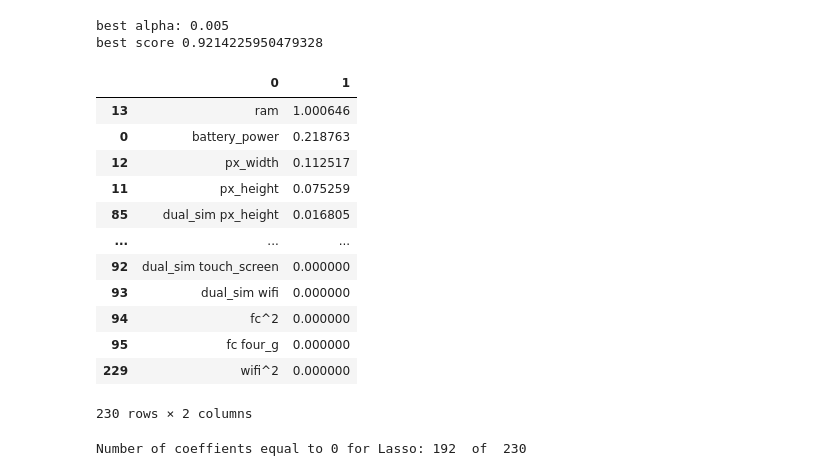
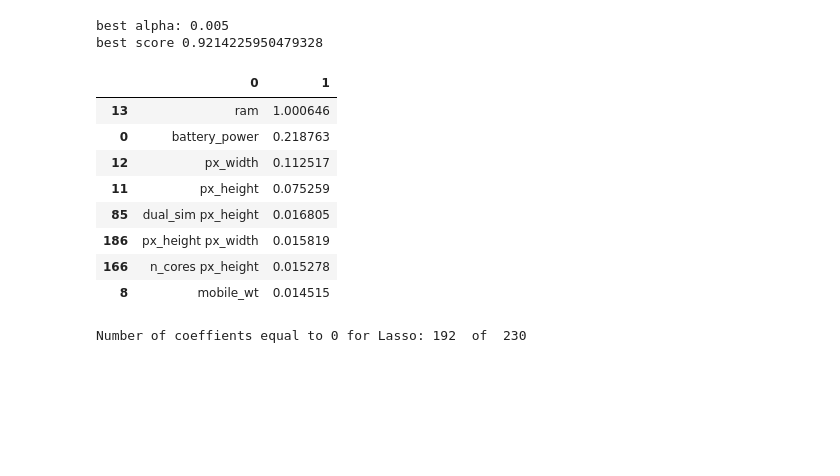
Before and after one commit to alejomaar/machine-learning, a Jupyter notebook: regression/phone_price/prediction.ipynb, the cells around one changed output. Drawn from its saved outputs; the diff is of its cells as text; code cells hidden in the pictures; blank space fills up the shorter version.

```diff
--- a/regression/phone_price/prediction.ipynb
+++ b/regression/phone_price/prediction.ipynb
@@ -225,21 +224,17 @@ print("best score",lassoCV.score(X_test, y_test))
 best alpha: 0.005
 best score 0.9214225950479328
 # %%
-pd.DataFrame(zip(X_train.columns, np.abs(lassoCV.coef_))).sort_values(by=1,ascending=False)
+pd.DataFrame(zip(X_train.columns, np.abs(lassoCV.coef_))).sort_values(by=1,ascending=False).head(8)
 # %% [output]
 |  | 0 | 1 |
 | 13 | ram | 1.000646 |
 | 0 | battery_power | 0.218763 |
 | 12 | px_width | 0.112517 |
 | 11 | px_height | 0.075259 |
 | 85 | dual_sim px_height | 0.016805 |
-| ... | ... | ... |
-| 92 | dual_sim touch_screen | 0.000000 |
-| 93 | dual_sim wifi | 0.000000 |
-| 94 | fc^2 | 0.000000 |
-| 95 | fc four_g | 0.000000 |
-| 229 | wifi^2 | 0.000000 |
+| 186 | px_height px_width | 0.015819 |
+| 166 | n_cores px_height | 0.015278 |
+| 8 | mobile_wt | 0.014515 |
-230 rows × 2 columns
 # %%
 print('Number of coeffients equal to 0 for Lasso:', (lassoCV.coef_==0).sum(), ' of ', len(lassoCV.coef_))
 # %% [output]
```
Also changed, not shown: parts of 12 cells of this notebook, 2 other files.
